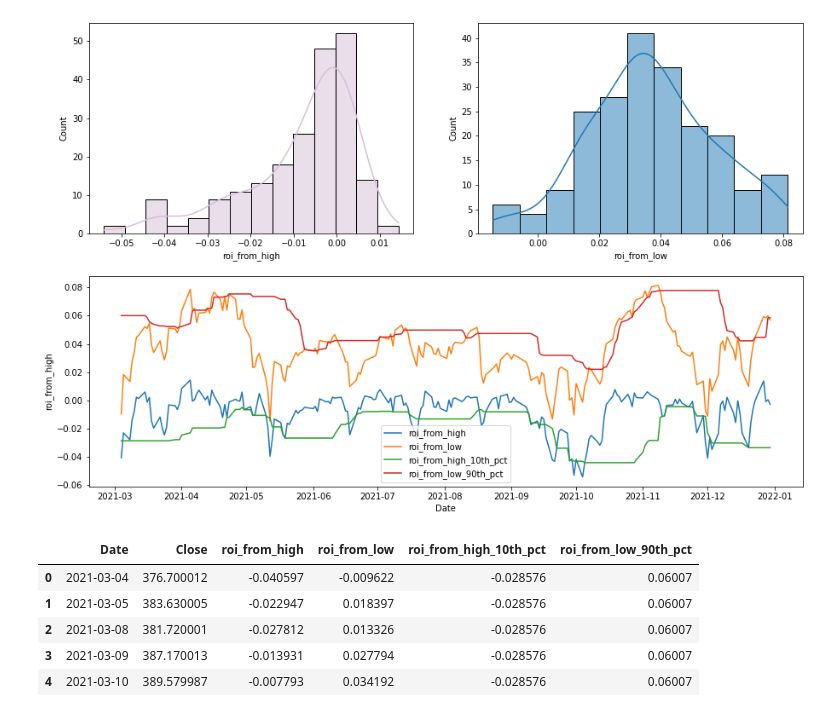
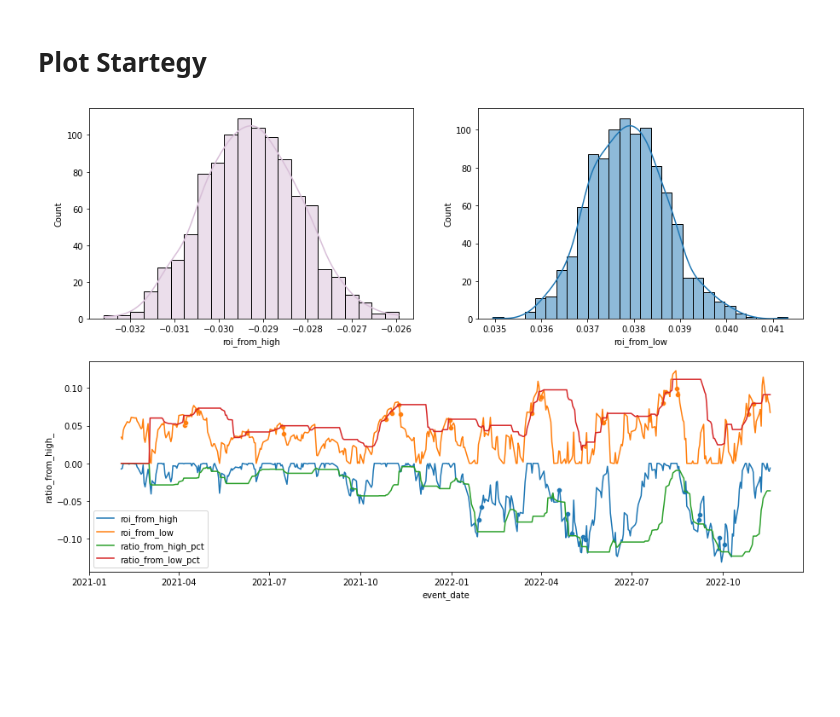
Before and after one commit to nate-belete/algoTrading, a Jupyter notebook: Strategy Development Ideas.ipynb, the cells around one changed output. Drawn from its saved outputs; the diff is of its cells as text; code cells hidden in the pictures; blank space fills up the shorter version.

Commit message:
new startegy dev in notebook

```diff
--- a/Strategy Development Ideas.ipynb
+++ b/Strategy Development Ideas.ipynb
@@ -31,0 +117,13 @@ df.tail()
+# %%
+# calculate the bootstap means
+
+iterations = 1000
+boot_ratio_from_high_mean = []
+boot_ratio_from_low__mean = []
+
+for _ in range(iterations):
+    boot_ratio_from_high_ = np.random.choice(data['ratio_from_high_'],replace = True, size = iterations)
+    boot_ratio_from_high_mean.append(np.mean(boot_ratio_from_high_))
+
+    boot_ratio_from_low_ = np.random.choice(data['ratio_from_low_'],replace = True, size = iterations)
+    boot_ratio_from_low__mean.append(np.mean(boot_ratio_from_low_))
@@ -32,30 +145,41 @@ df.tail()
+# %%
+# # Entry logic
+data['below'] = 0
+data.loc[data['ratio_from_high_'] < data['ratio_from_high_pct'],'below'] = 1
+data['below_rolling5'] = data['below'].rolling(5).sum()
+
+# if trigger was on for atleast 3 days, and trigger is off today, and the rolling roi exceeds the mean
+#    enter trade tomorrow
+
+data['entry_buy'] = 0
+data.loc[(data['below_rolling5']>=3) & (data['below']==0) & (
+    data['ratio_from_high_'] <= np.mean(boot_ratio_from_high_mean)),'entry_buy'] = 1
+
+# entry df
+entry_buy = data[data['entry_buy']==1]
+# %% [markdown]
+# Plot Startegy
 # %%
 fig = plt.figure(figsize=(15,10))
 
 plt.subplot(2,2,1)
-sns.histplot(df['roi_from_high'], color= 'thistle', kde=True).set(xlabel='roi_from_high')
+sns.histplot(boot_ratio_from_high_mean, color= 'thistle', kde=True).set(xlabel='roi_from_high')
 
 plt.subplot(2,2,2)
-sns.histplot(df['roi_from_low'], kde=True).set(xlabel='roi_from_low')
+sns.histplot(boot_ratio_from_low__mean, kde=True).set(xlabel='roi_from_low')
 
 plt.subplot(2,1,2)
-sns.lineplot(x=df['Date'],y=df['roi_from_high'], label='roi_from_high')
-sns.lineplot(x=df['Date'],y=df['roi_from_low'], label='roi_from_low')
+sns.lineplot(x=data['event_date'],y=data['ratio_from_high_'], label='roi_from_high')
+sns.lineplot(x=data['event_date'],y=data['ratio_from_low_'], label='roi_from_low')
 
-sns.lineplot(x=df['Date'],y=df['roi_from_high_10th_pct'], label='roi_from_high_10th_pct')
-sns.lineplot(x=df['Date'],y=df['roi_from_low_90th_pct'], label='roi_from_low_90th_pct')
+sns.scatterplot(data=entry_buy, x="event_date", y="ratio_from_high_")
+sns.scatterplot(data=entry_sell, x="event_date", y="ratio_from_low_")
+
+
+sns.lineplot(x=data['event_date'],y=data['ratio_from_high_pct'], label='ratio_from_high_pct')
+sns.lineplot(x=data['event_date'],y=data['ratio_from_low_pct'], label='ratio_from_low_pct')
+
 
 plt.show()
 # %% [output]
-[figure, old version]
+[figure, new version]
-# %%
-cols = ['Date', 'Close', 'roi_from_high', 'roi_from_low',
-       'roi_from_high_10th_pct', 'roi_from_low_90th_pct']
-df[cols].head()
-# %% [output]
-|  | Date | Close | roi_from_high | roi_from_low | roi_from_high_10th_pct | roi_from_low_90th_pct |
-| 0 | 2021-03-04 | 376.700012 | -0.040597 | -0.009622 | -0.028576 | 0.06007 |
-| 1 | 2021-03-05 | 383.630005 | -0.022947 | 0.018397 | -0.028576 | 0.06007 |
-| 2 | 2021-03-08 | 381.720001 | -0.027812 | 0.013326 | -0.028576 | 0.06007 |
-| 3 | 2021-03-09 | 387.170013 | -0.013931 | 0.027794 | -0.028576 | 0.06007 |
-| 4 | 2021-03-10 | 389.579987 | -0.007793 | 0.034192 | -0.028576 | 0.06007 |
```
Also changed, not shown: parts of 22 cells of this notebook.
